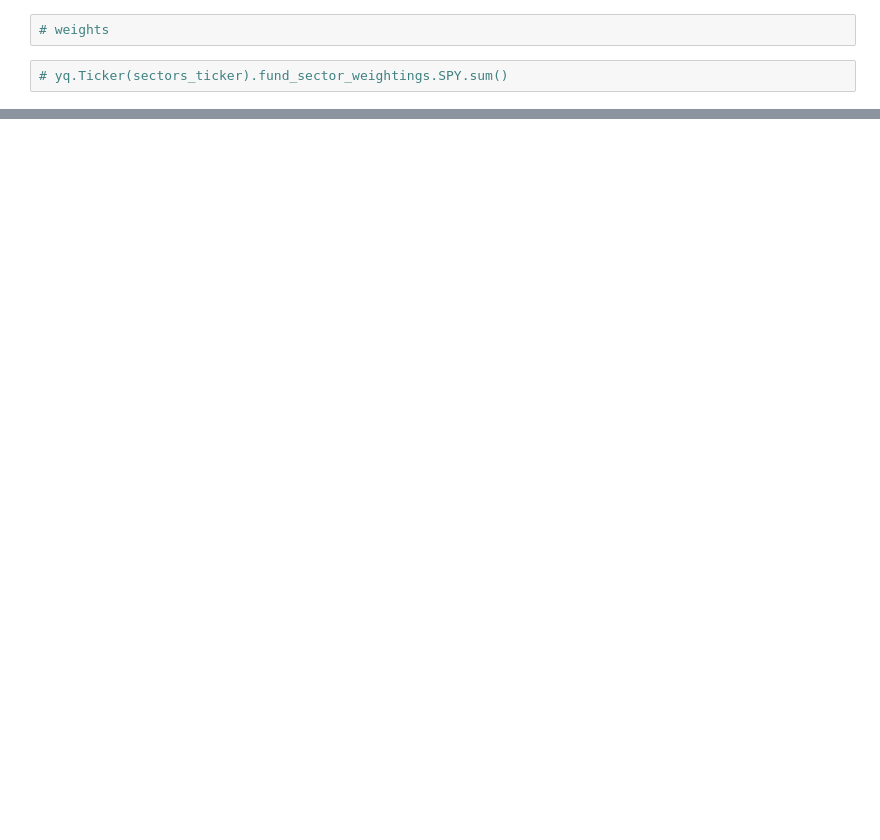
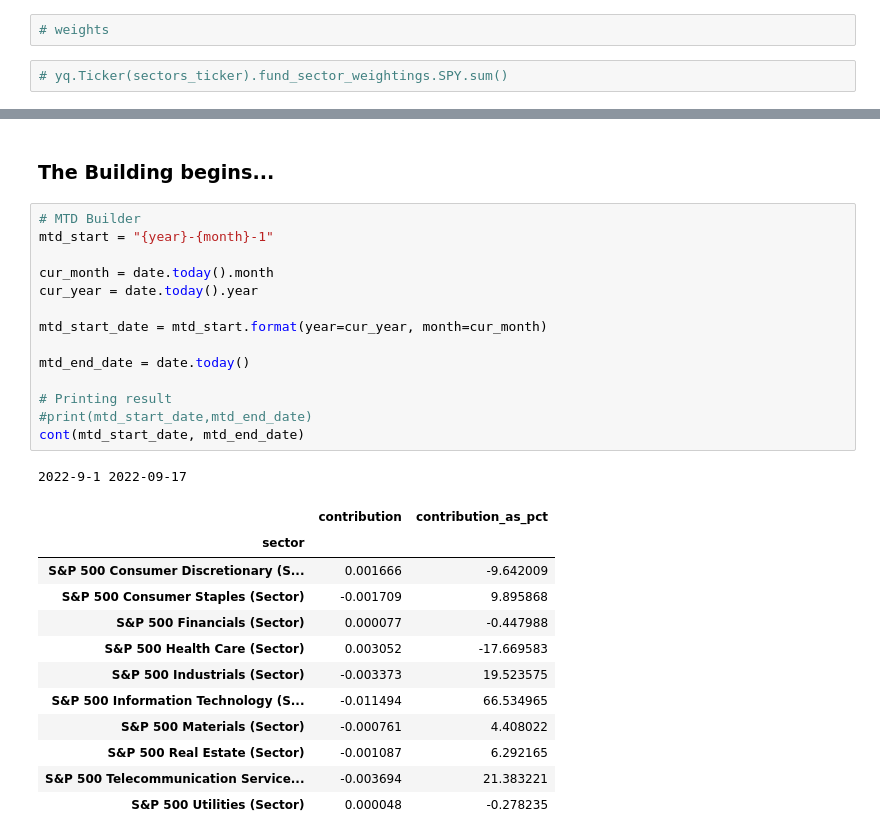
Before and after one commit to ahallson/TH_CSIDS, a Jupyter notebook: Experiment/model.ipynb, the cells around one changed output, grey strips where cells are left out. Saved outputs shown, nothing was run; the diff lists cells and outputs as text; blank space fills up the shorter version.

```diff
--- a/Experiment/model.ipynb
+++ b/Experiment/model.ipynb
@@ -112,0 +168,30 @@ plt.show()
+# %% [markdown]
+### The Building begins...
+# %%
+# MTD Builder
+mtd_start = "{year}-{month}-1"
+
+cur_month = date.today().month
+cur_year = date.today().year
+
+mtd_start_date = mtd_start.format(year=cur_year, month=cur_month)
+
+mtd_end_date = date.today()
+
+# Printing result
+#print(mtd_start_date,mtd_end_date)
+cont(mtd_start_date, mtd_end_date)
+# %% [output]
+2022-9-1 2022-09-17
+|  | contribution | contribution_as_pct |
+| sector |  |  |
+| S&P 500 Consumer Discretionary (S... | 0.001666 | -9.642009 |
+| S&P 500 Consumer Staples (Sector) | -0.001709 | 9.895868 |
+| S&P 500 Financials (Sector) | 0.000077 | -0.447988 |
+| S&P 500 Health Care (Sector) | 0.003052 | -17.669583 |
+| S&P 500 Industrials (Sector) | -0.003373 | 19.523575 |
+| S&P 500 Information Technology (S... | -0.011494 | 66.534965 |
+| S&P 500 Materials (Sector) | -0.000761 | 4.408022 |
+| S&P 500 Real Estate (Sector) | -0.001087 | 6.292165 |
+| S&P 500 Telecommunication Service... | -0.003694 | 21.383221 |
+| S&P 500 Utilities (Sector) | 0.000048 | -0.278235 |
```
Also changed, not shown: parts of 14 cells of this notebook.
